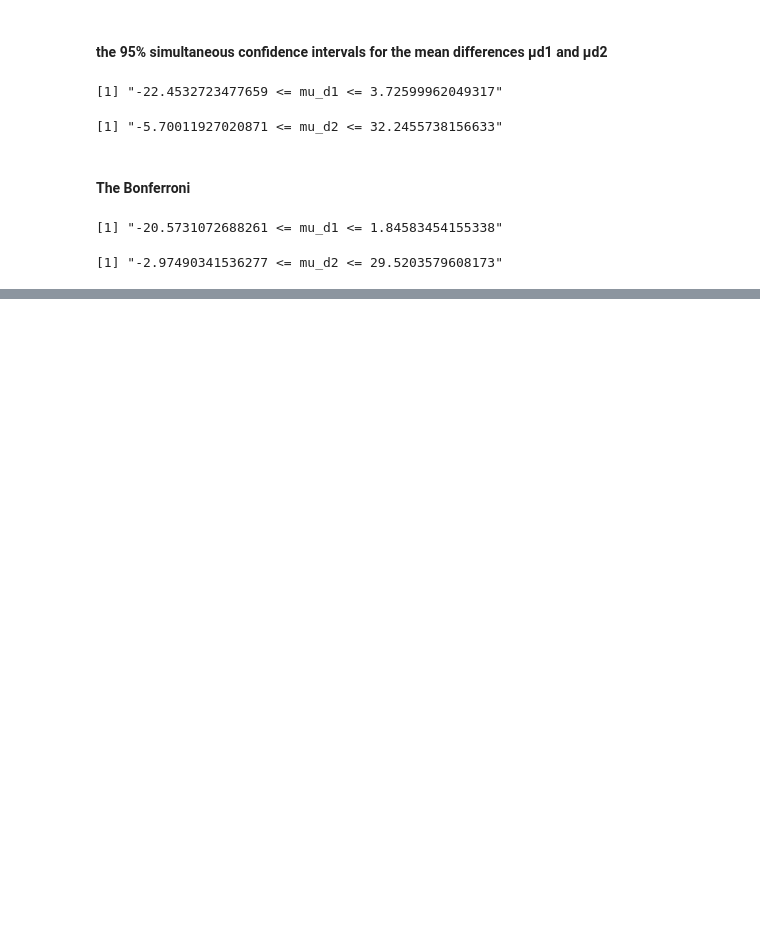
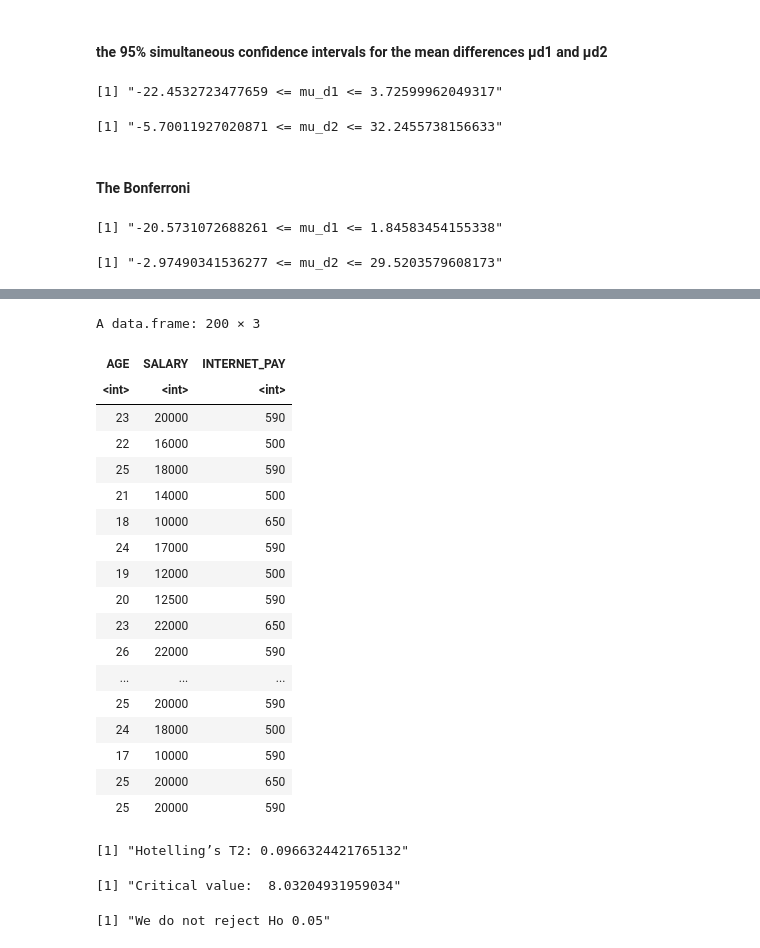
Before and after one commit to Patsee/data_viz, a Jupyter notebook: ทดสอบโค้ด_multi.ipynb, the cells around one changed output, grey strips where cells are left out. Cells and saved outputs as stored; diff of their text form; code cells hidden in the pictures; blank space fills up the shorter version.

```diff
--- a/ทดสอบโค้ด_multi.ipynb
+++ b/ทดสอบโค้ด_multi.ipynb
@@ -711,0 +725,48 @@ paste(L2,"<= mu_d2 <=",U2)
+# %%
+data1=data.frame(data[3],data[6],data[7])
+data1
+# %% [output]
+A data.frame: 200 × 3
+| AGE | SALARY | INTERNET_PAY |
+| <int> | <int> | <int> |
+| 23 | 20000 | 590 |
+| 22 | 16000 | 500 |
+| 25 | 18000 | 590 |
+| 21 | 14000 | 500 |
+| 18 | 10000 | 650 |
+| 24 | 17000 | 590 |
+| 19 | 12000 | 500 |
+| 20 | 12500 | 590 |
+| 23 | 22000 | 650 |
+| 26 | 22000 | 590 |
+| ... | ... | ... |
+| 25 | 20000 | 590 |
+| 24 | 18000 | 500 |
+| 17 | 10000 | 590 |
+| 25 | 20000 | 650 |
+| 25 | 20000 | 590 |
+# %%
+mu=matrix(c(22.75,17888,582),3,1)
+X=data1
+Xbar=colMeans(X)
+Xbar=matrix(Xbar,3,1)
+S=cov(X)
+n=200
+p=3
+alpha=0.05
+#####################
+T2=n*t(Xbar-mu)%*%solve(S)%*%(Xbar-mu)
+paste("Hotelling’s T2:",T2)
+#####################
+Cri_val=((n-1)*p)/(n-p)*qf(1-alpha,p,n-p)
+paste("Critical value: ",Cri_val)
+####################
+if(T2 < Cri_val){
+      paste("We do not reject Ho",alpha)
+}else{
+      paste("We reject Ho",alpha)
+}
+# %% [output]
+[1] "Hotelling’s T2: 0.0966324421765132"
+[1] "Critical value:  8.03204931959034"
+[1] "We do not reject Ho 0.05"
```
Also changed, not shown: parts of 16 cells of this notebook.
